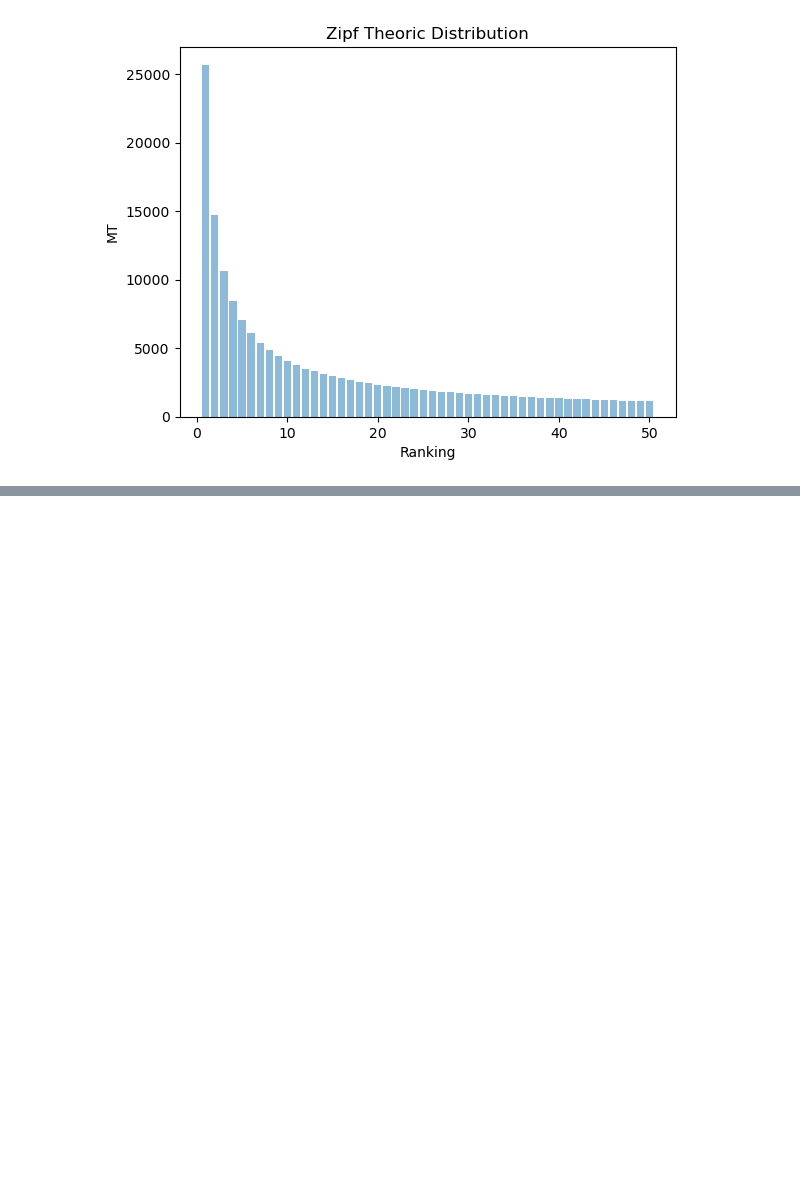
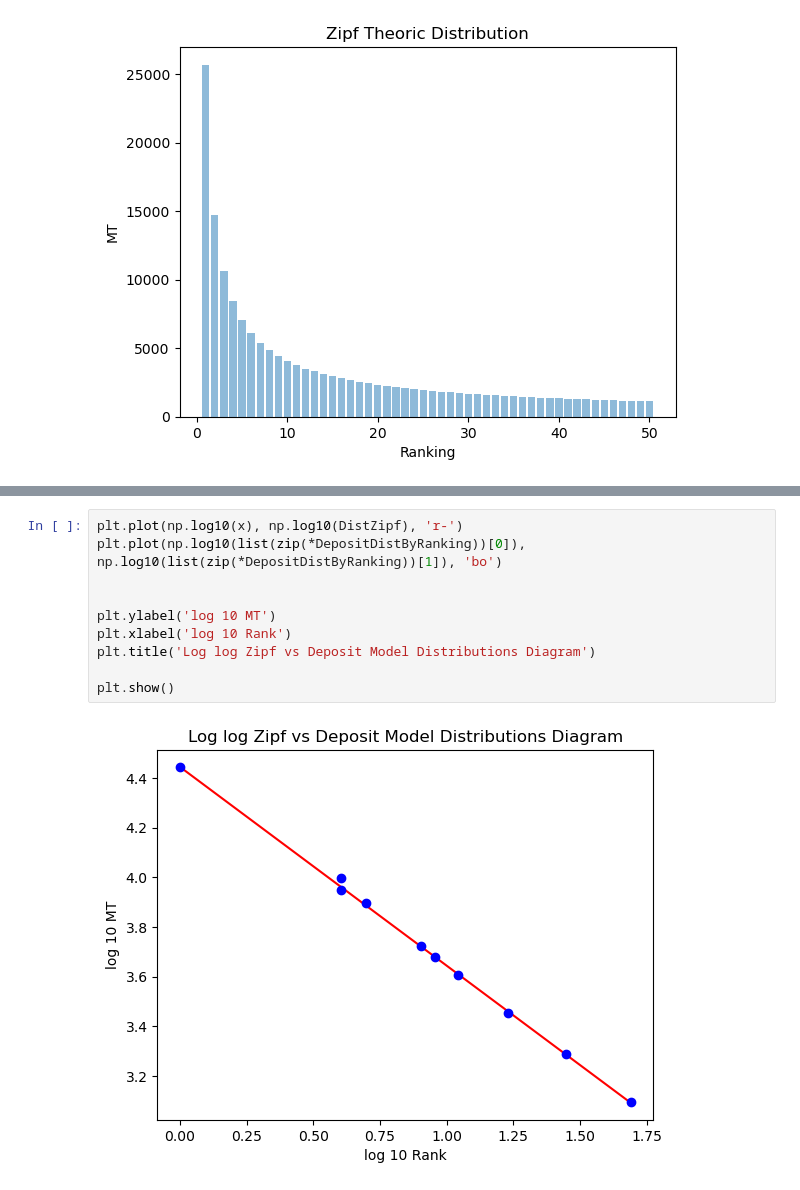
Before and after one commit to gasato/NumericalMiningDepositsModelling, a Jupyter notebook: Zipf.ipynb, the cells around one changed output, grey strips where cells are left out. Cells and saved outputs as stored; diff of their text form; blank space fills up the shorter version.

```diff
--- a/Zipf.ipynb
+++ b/Zipf.ipynb
@@ -218,0 +322,12 @@ plt.show()
+# %%
+plt.plot(np.log10(x), np.log10(DistZipf), 'r-')
+plt.plot(np.log10(list(zip(*DepositDistByRanking))[0]), np.log10(list(zip(*DepositDistByRanking))[1]), 'bo')
+
+
+plt.ylabel('log 10 MT')
+plt.xlabel('log 10 Rank')
+plt.title('Log log Zipf vs Deposit Model Distributions Diagram')
+
+plt.show()
+# %% [output]
+[figure, added]
```
Also changed, not shown: parts of 15 cells of this notebook.
